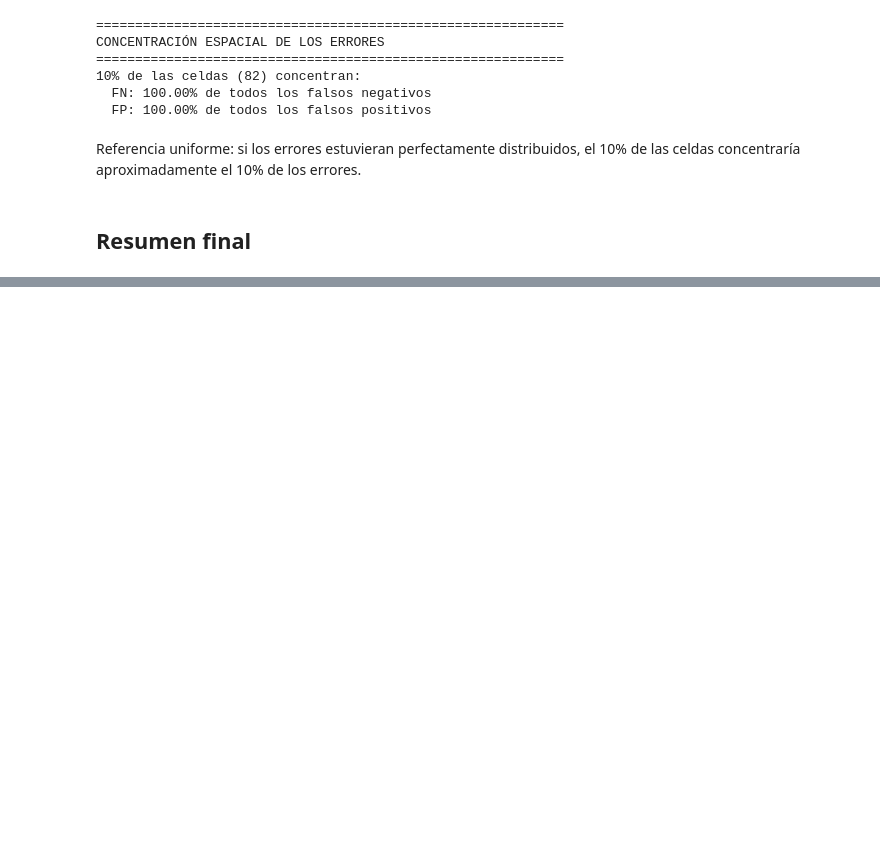
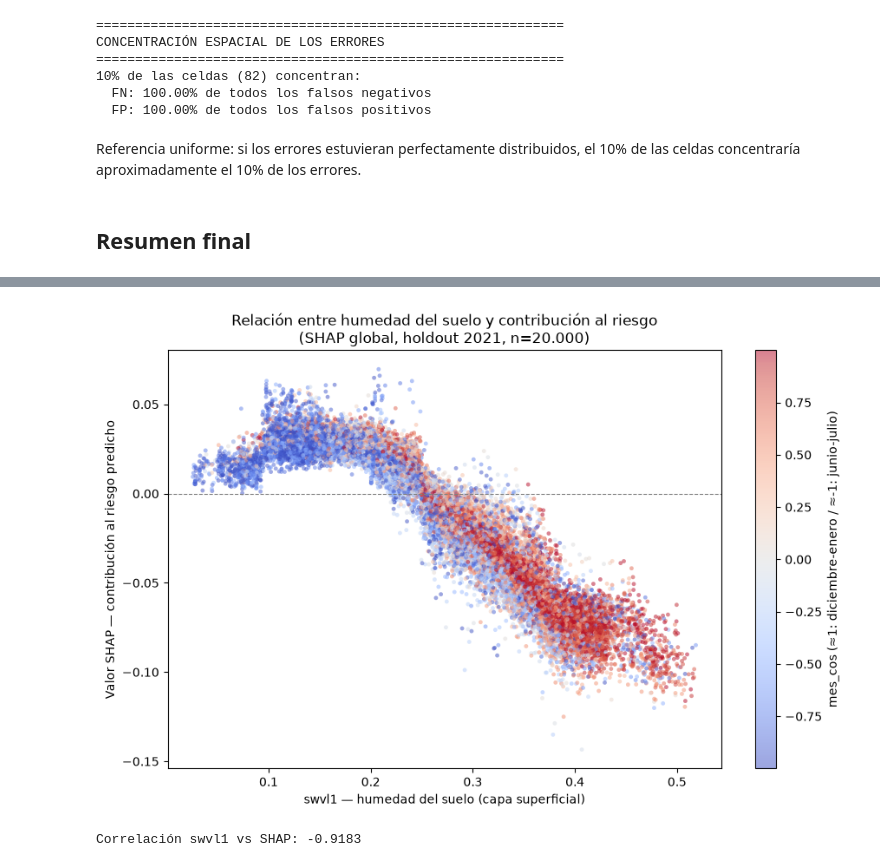
Before and after one commit to TheWhiteSavage/TrabajoFinMaster, a Jupyter notebook: 05_Interpretability.ipynb, the cells around one changed output, grey strips where cells are left out. Saved outputs shown, nothing was run; the diff lists cells and outputs as text; code cells hidden in the pictures; blank space fills up the shorter version.

```diff
--- a/05_Interpretability.ipynb
+++ b/05_Interpretability.ipynb
@@ -1586,0 +1767,39 @@ Noroeste aproximado          41245                 0       NaN  0.030816
+# %%
+# ============================================================
+# SHAP DEPENDENCE — swvl1 (humedad del suelo)
+# Figura para la memoria (sección 5.4 / hipótesis del trabajo)
+# ============================================================
+
+idx_swvl1 = FEATURES_BASE.index("swvl1")
+idx_mescos = FEATURES_BASE.index("mes_cos")
+
+shap_swvl1 = shap_global_positive[:, idx_swvl1]
+valor_swvl1 = X_shap_global["swvl1"].values
+valor_mescos = X_shap_global["mes_cos"].values
+
+fig, ax = plt.subplots(figsize=(9, 6))
+
+sc = ax.scatter(
+    valor_swvl1, shap_swvl1,
+    c=valor_mescos, cmap="coolwarm", s=12, alpha=0.5, edgecolor="none"
+)
+ax.axhline(0, color="gray", linestyle="--", linewidth=0.8)
+
+cbar = plt.colorbar(sc, ax=ax)
+cbar.set_label("mes_cos (≈1: diciembre-enero / ≈-1: junio-julio)")
+
+ax.set_xlabel("swvl1 — humedad del suelo (capa superficial)")
+ax.set_ylabel("Valor SHAP — contribución al riesgo predicho")
+ax.set_title("Relación entre humedad del suelo y contribución al riesgo\n"
+              "(SHAP global, holdout 2021, n=20.000)")
+
+plt.tight_layout()
+save_figure("shap_dependence_swvl1.png")
+plt.show()
+
+# Verificación numérica de apoyo (ya calculada, se reutiliza)
+corr_swvl1 = np.corrcoef(valor_swvl1, shap_swvl1)[0, 1]
+print(f"Correlación swvl1 vs SHAP: {corr_swvl1:.4f}")
+# %% [output]
+[figure, added]
+Correlación swvl1 vs SHAP: -0.9183
```
Also changed, not shown: parts of 29 cells of this notebook, 7 other files.
